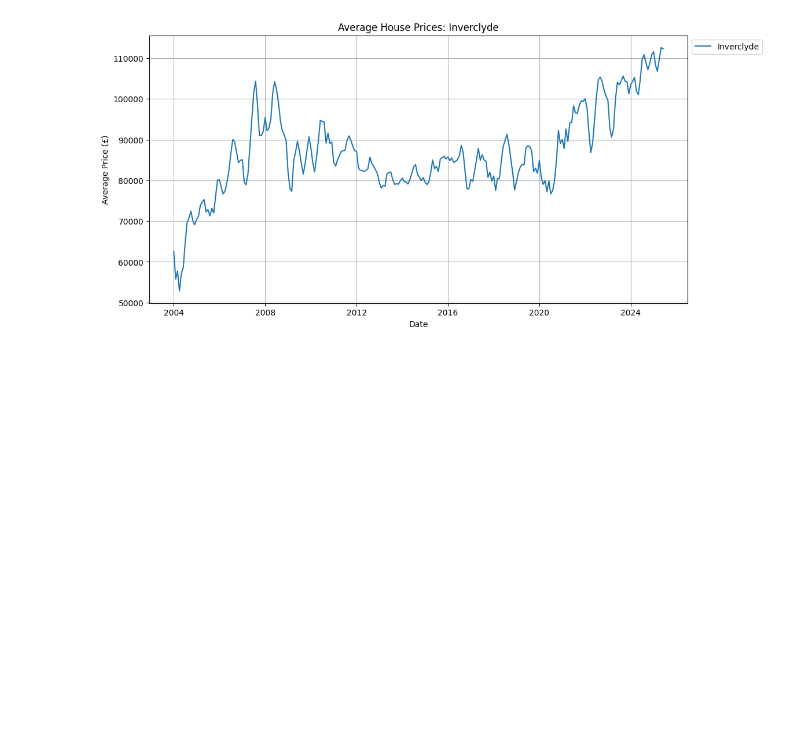
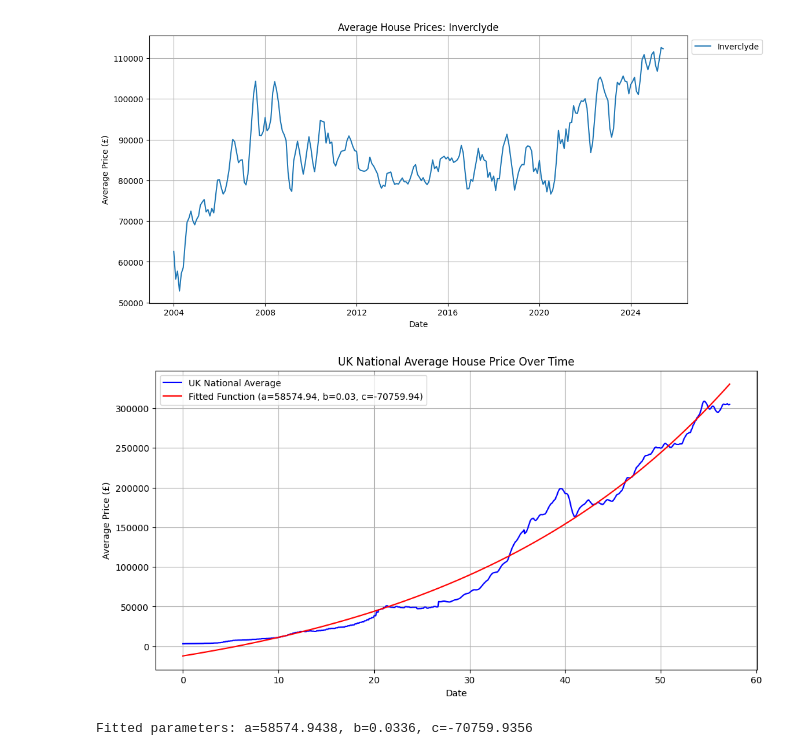
Before and after one commit to astoncrawley/uk-house-price-index, a Jupyter notebook: notebooks/uk-house-price-analysis.ipynb, the cells around one changed output. Drawn from its saved outputs; the diff is of its cells as text; code cells hidden in the pictures; blank space fills up the shorter version.

Commit message:
Add non-linear regression model

```diff
--- a/notebooks/uk-house-price-analysis.ipynb
+++ b/notebooks/uk-house-price-analysis.ipynb
@@ -196,3 +207,44 @@ plt.grid(True)
 plt.show()
 # %% [output]
 [figure]
+# %%
+# Define the non-linear function to fit
+def exponential_growth(x, a, b, c):
+    """
+    An exponential growth function: y = a * exp(b * x) + c
+    a: amplitude
+    b: growth constant
+    c: offset
+    """
+    return a * np.exp(b * x) + c
+# %%
+# Perform the non-linear regression using curve_fit
+# Provide initial guess values for the parameters (optional but recommended)
+initial_guesses = [1, 0.1, 0]
+params, covariance = curve_fit(exponential_growth, national_avg.index, national_avg.values, p0=initial_guesses)
+
+# Extract the fitted parameters
+a_fit, b_fit, c_fit = params
+
+# 4. Generate the fitted curve
+y_fit = exponential_growth(national_avg.index, a_fit, b_fit, c_fit)
+
+# 5. Visualise the results
+plt.figure(figsize=(12, 6))
+plt.plot(national_avg.index, national_avg.values, label="UK National Average", color="blue")
+# plt.scatter(national_avg.index, national_avg.values, label='Noisy Data', s=20, alpha=0.7)
+# plt.plot(national_avg.index, y_true, label='True Function (Ideal)', color='green', linestyle='--')
+plt.plot(national_avg.index, y_fit, label=f'Fitted Function (a={a_fit:.2f}, b={b_fit:.2f}, c={c_fit:.2f})', color='red')
+plt.xlabel("Date")
+plt.ylabel("Average Price (£)")
+plt.title('Non-Linear Regression: Exponential Growth')
+plt.title("UK National Average House Price Over Time")
+plt.legend()
+plt.grid(True)
+plt.show()
+
+print(f"Fitted parameters: a={a_fit:.4f}, b={b_fit:.4f}, c={c_fit:.4f}")
+# print(f"True parameters: a={true_a:.4f}, b={true_b:.4f}, c={true_c:.4f}")
+# %% [output]
+[figure, added]
+Fitted parameters: a=58574.9438, b=0.0336, c=-70759.9356
```
Also changed, not shown: parts of 4 cells of this notebook.
